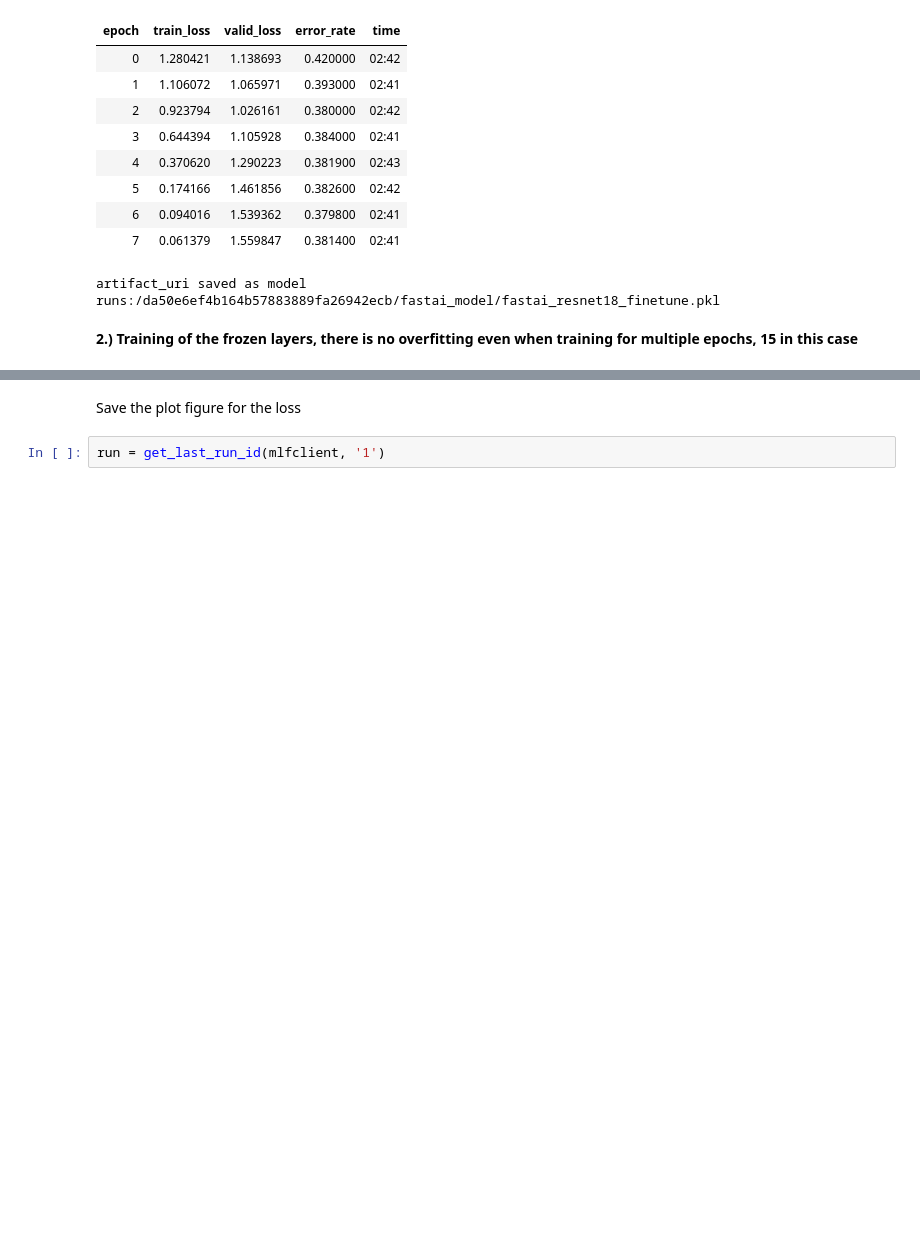
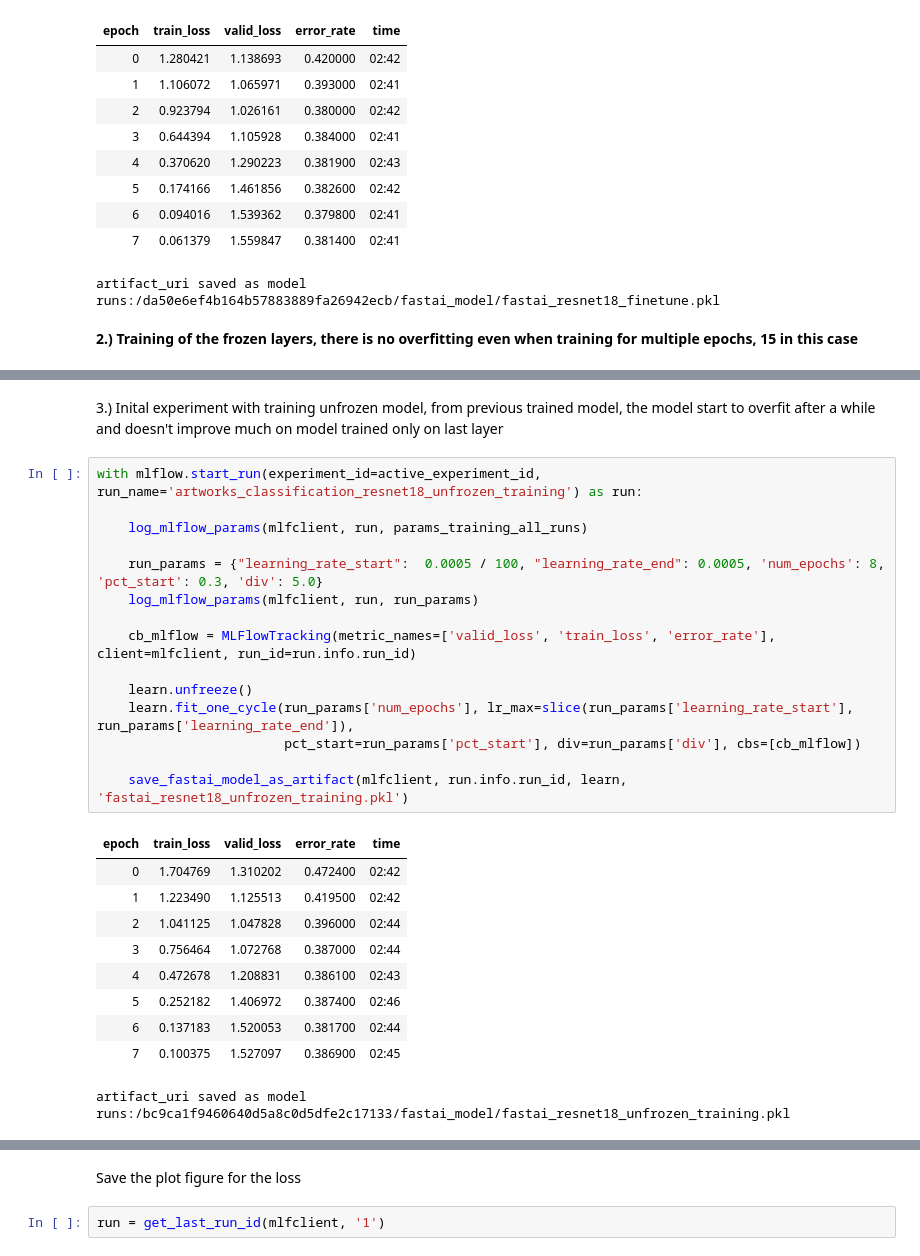
Before and after one commit to leropo00/ml_digital_art, a Jupyter notebook: notebooks/artworks_classification_train_01_baseline_pynb.ipynb, the cells around one changed output, grey strips where cells are left out. Cells and saved outputs as stored; diff of their text form; blank space fills up the shorter version.

```diff
--- a/notebooks/artworks_classification_train_01_baseline_pynb.ipynb
+++ b/notebooks/artworks_classification_train_01_baseline_pynb.ipynb
@@ -211,3 +253,32 @@ with mlflow.start_run(experiment_id=active_experiment_id, run_name='artworks_cla
 | 14 | 1.039454 | 1.072951 | 0.398700 | 02:06 |
 artifact_uri saved as model
 runs:/b8d17b3a62ba4f969dae8594895019f8/fastai_model/fastai_resnet18_only_frozen.pkl
+# %% [markdown]
+3.) Inital experiment with training unfrozen model, from previous trained model, the model start to overfit after a while and doesn't improve much on model trained only on last layer
+# %%
+with mlflow.start_run(experiment_id=active_experiment_id, run_name='artworks_classification_resnet18_unfrozen_training') as run:
+
+    log_mlflow_params(mlfclient, run, params_training_all_runs)
+
+    run_params = {"learning_rate_start":  0.0005 / 100, "learning_rate_end": 0.0005, 'num_epochs': 8, 'pct_start': 0.3, 'div': 5.0}
+    log_mlflow_params(mlfclient, run, run_params)
+
+    cb_mlflow = MLFlowTracking(metric_names=['valid_loss', 'train_loss', 'error_rate'], client=mlfclient, run_id=run.info.run_id)
+
+    learn.unfreeze()
+    learn.fit_one_cycle(run_params['num_epochs'], lr_max=slice(run_params['learning_rate_start'], run_params['learning_rate_end']),
+                        pct_start=run_params['pct_start'], div=run_params['div'], cbs=[cb_mlflow])
+
+    save_fastai_model_as_artifact(mlfclient, run.info.run_id, learn, 'fastai_resnet18_unfrozen_training.pkl')
+# %% [output]
+| epoch | train_loss | valid_loss | error_rate | time |
+| 0 | 1.704769 | 1.310202 | 0.472400 | 02:42 |
+| 1 | 1.223490 | 1.125513 | 0.419500 | 02:42 |
+| 2 | 1.041125 | 1.047828 | 0.396000 | 02:44 |
+| 3 | 0.756464 | 1.072768 | 0.387000 | 02:44 |
+| 4 | 0.472678 | 1.208831 | 0.386100 | 02:43 |
+| 5 | 0.252182 | 1.406972 | 0.387400 | 02:46 |
+| 6 | 0.137183 | 1.520053 | 0.381700 | 02:44 |
+| 7 | 0.100375 | 1.527097 | 0.386900 | 02:45 |
+artifact_uri saved as model
+runs:/bc9ca1f9460640d5a8c0d5dfe2c17133/fastai_model/fastai_resnet18_unfrozen_training.pkl
```
Also changed, not shown: parts of 34 cells of this notebook.
